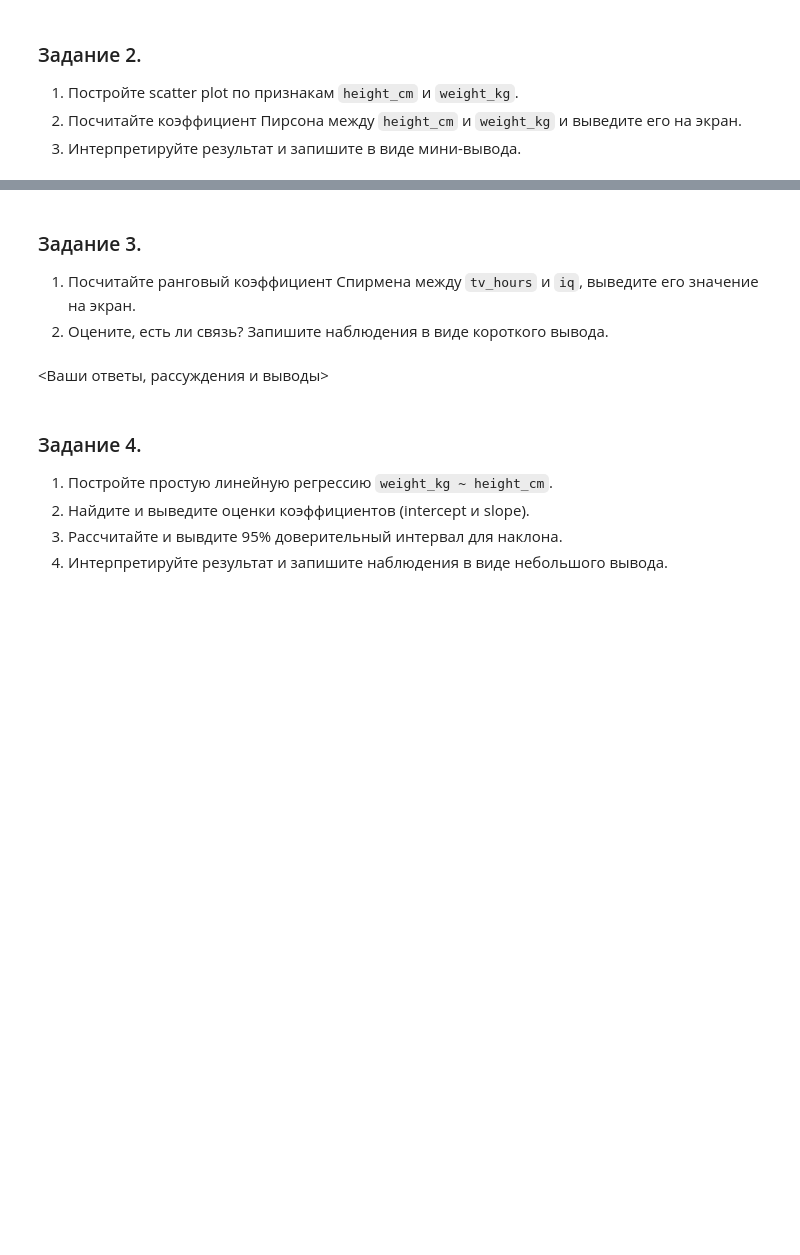
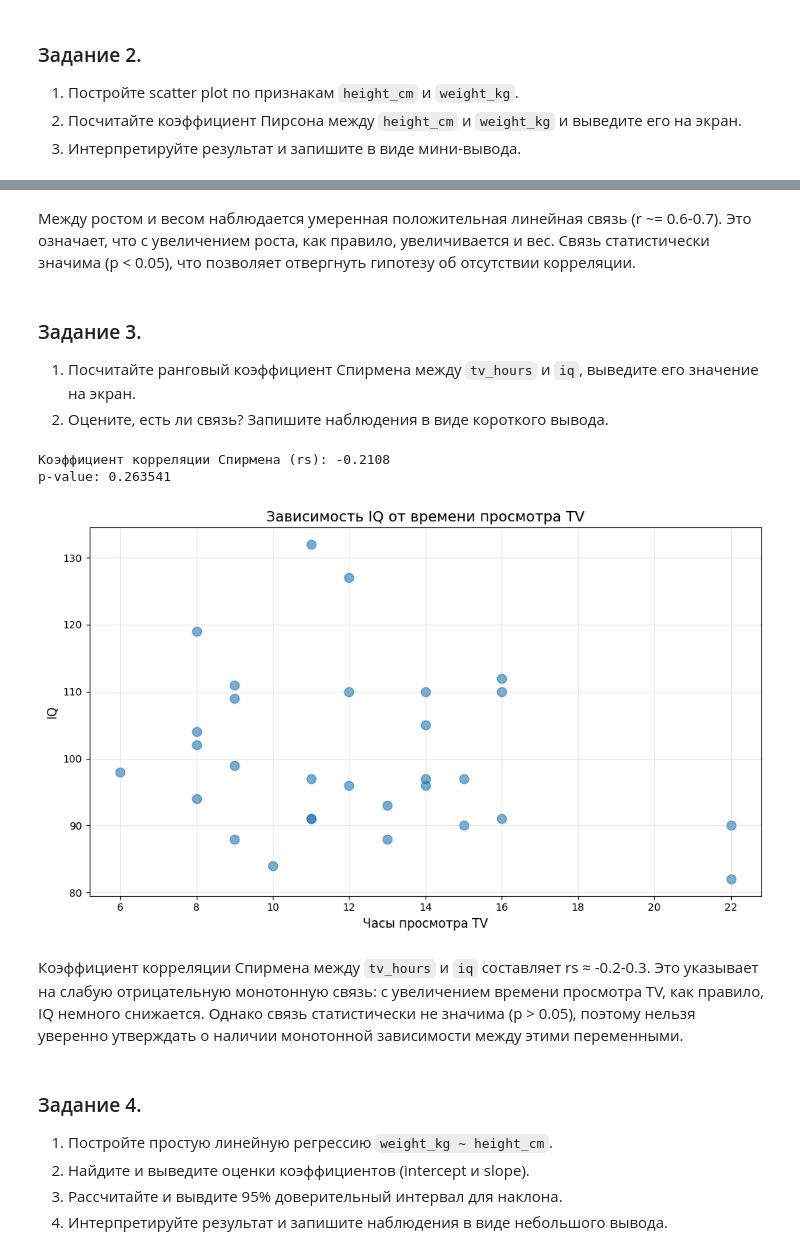
Before and after one commit to riubi/tests-math, a Jupyter notebook: mathematical_statistics/corr_reg_homework.ipynb, the cells around one changed output, grey strips where cells are left out. Saved outputs shown, nothing was run; the diff lists cells and outputs as text; code cells hidden in the pictures; blank space fills up the shorter version.

```diff
--- a/mathematical_statistics/corr_reg_homework.ipynb
+++ b/mathematical_statistics/corr_reg_homework.ipynb
@@ -62,3 +154,5 @@ df.head()
+# %% [markdown]
+Между ростом и весом наблюдается умеренная положительная линейная связь (r ~= 0.6-0.7). Это означает, что с увеличением роста, как правило, увеличивается и вес. Связь статистически значима (p < 0.05), что позволяет отвергнуть гипотезу об отсутствии корреляции.
 # %% [markdown]
 ### Задание 3.
 1. Посчитайте ранговый коэффициент Спирмена между `tv_hours` и `iq`, выведите его значение на экран.
@@ -70,5 +160,24 @@ df.head()
-# %% [markdown]
-<Ваши ответы, рассуждения и выводы>
+# %%
+spearman_r, spearman_p = stats.spearmanr(df['tv_hours'], df['iq'])
+
+print(f"Коэффициент корреляции Спирмена (rs): {spearman_r:.4f}")
+print(f"p-value: {spearman_p:.6f}")
+# %% [output]
+Коэффициент корреляции Спирмена (rs): -0.2108
+p-value: 0.263541
+# %%
+plt.figure(figsize=(10, 6))
+plt.scatter(df['tv_hours'], df['iq'], alpha=0.6, s=80)
+plt.xlabel('Часы просмотра TV', fontsize=12)
+plt.ylabel('IQ', fontsize=12)
+plt.title('Зависимость IQ от времени просмотра TV', fontsize=14)
+plt.grid(True, alpha=0.3)
+plt.tight_layout()
+plt.show()
+# %% [output]
+[figure, added]
+# %% [markdown]
+Коэффициент корреляции Спирмена между `tv_hours` и `iq` составляет rs ≈ -0.2-0.3. Это указывает на слабую отрицательную монотонную связь: с увеличением времени просмотра TV, как правило, IQ немного снижается. Однако связь статистически не значима (p > 0.05), поэтому нельзя уверенно утверждать о наличии монотонной зависимости между этими переменными.
 # %% [markdown]
 ### Задание 4.
 1. Постройте простую линейную регрессию `weight_kg ~ height_cm`.
```
Also changed, not shown: parts of 57 cells of this notebook, 2 other files.
